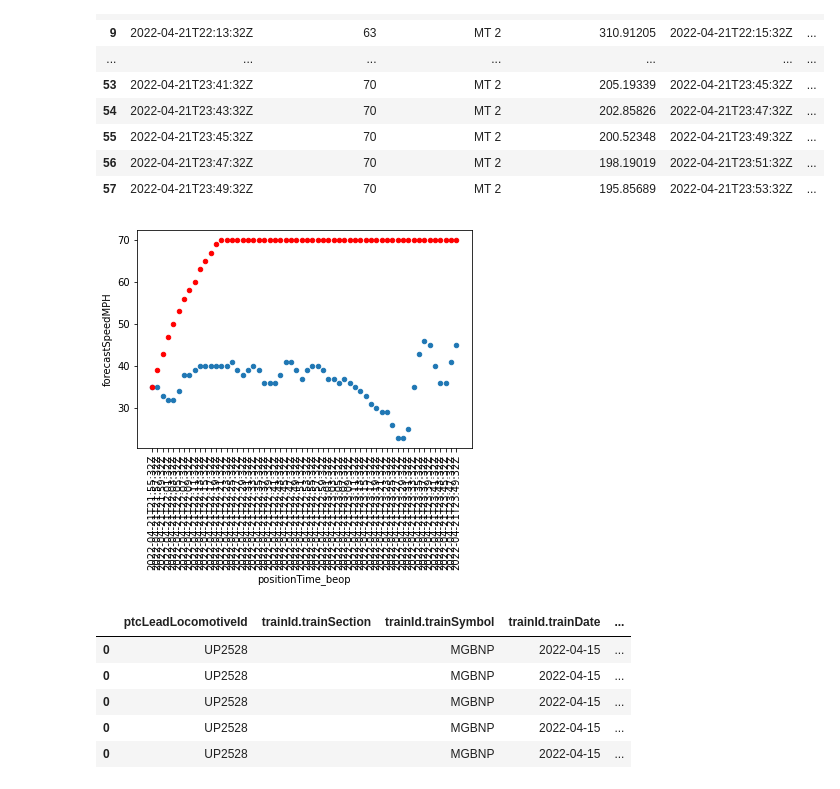
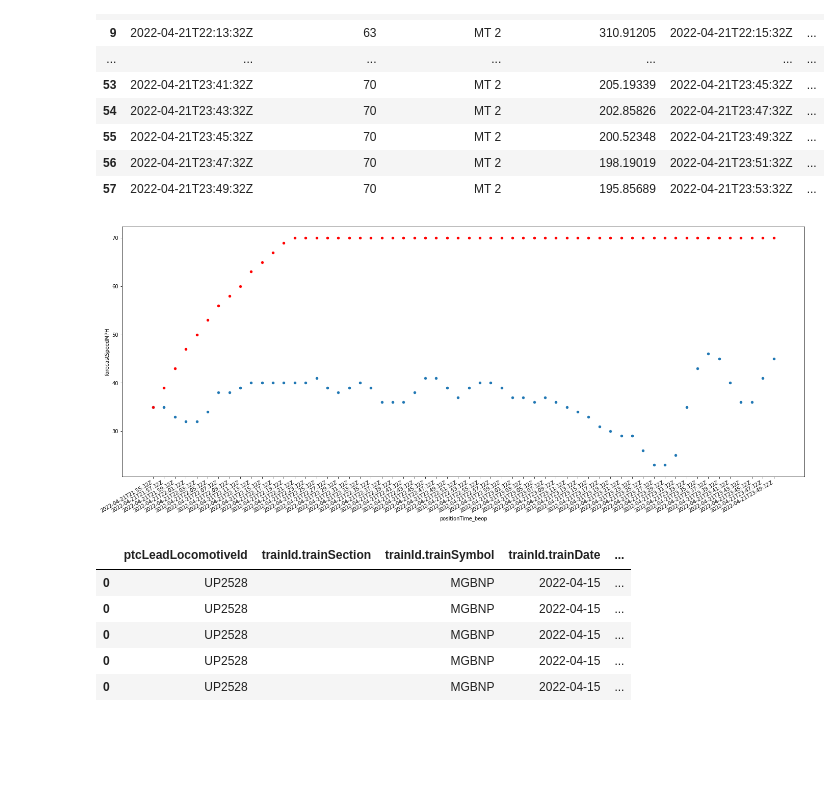
Before and after one commit to swicklund/hackathon, a Jupyter notebook: TensorFlowSteve.ipynb, the cells around one changed output. Cells and saved outputs as stored; diff of their text form; code cells hidden in the pictures; blank space fills up the shorter version.

```diff
--- a/TensorFlowSteve.ipynb
+++ b/TensorFlowSteve.ipynb
@@ -184,13 +184,13 @@ dn
 | 57 | 2022-04-21T23:49:32Z | 70 | MT 2 | 195.85689 | 2022-04-21T23:53:32Z | ... |
 # %%
 ax = plt.gca()
-dn.plot(x="positionTime_beop", y="speedMPH", kind="scatter", ax=ax )
-dn.plot(x="positionTime_beop", y="forecastSpeedMPH", kind="scatter", color="red", ax=ax )
+dn.plot(x="positionTime_beop", y="speedMPH", kind="scatter", ax=ax, figsize=[24,10])
+dn.plot(x="positionTime_beop", y="forecastSpeedMPH", kind="scatter", color="red", ax=ax, figsize=[24,10])
 
-plt.xticks(rotation='vertical')
+plt.gcf().autofmt_xdate()
 plt.show()
 # %% [output]
-[figure, old version]
+[figure, new version]
 # %%
 cols = list(dfTrains.columns)
 df3 = dfTrains[[cols[0]] + cols[12:15]+ [cols[21]]]
```
